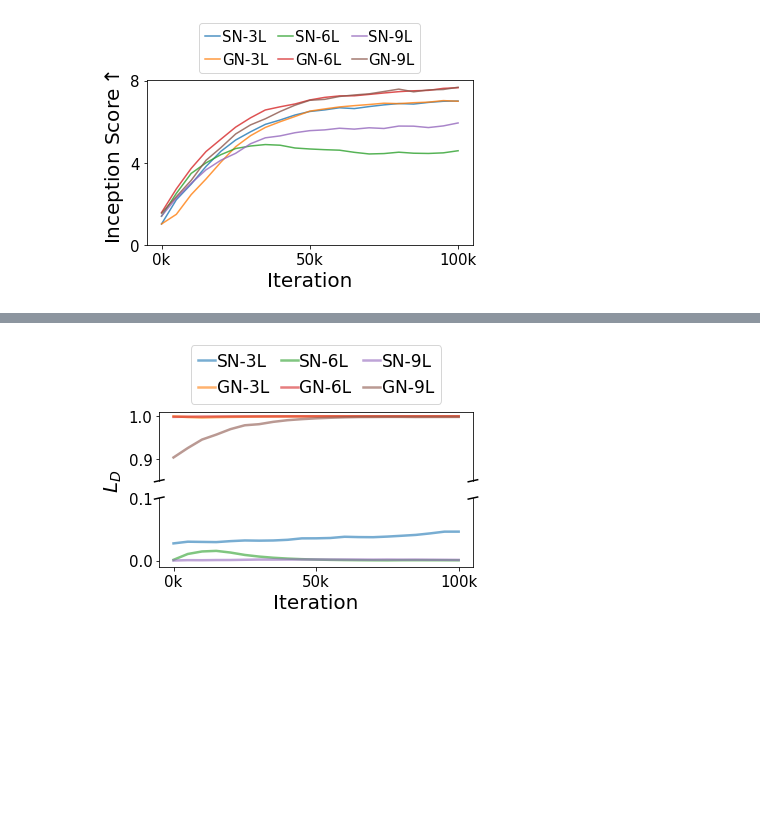
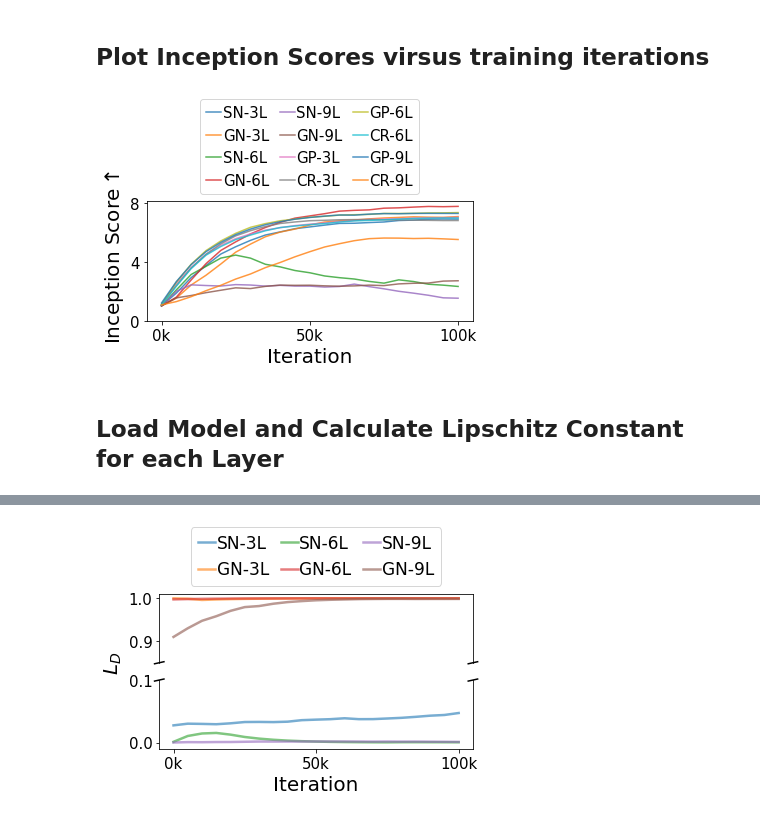
Before and after one commit to basiclab/Faster-GNGAN-PyTorch, a Jupyter notebook: vis_lipschitz_comparison.ipynb, the cells around one changed output, grey strips where cells are left out. Cells and saved outputs as stored; diff of their text form; code cells hidden in the pictures; blank space fills up the shorter version.

```diff
--- a/vis_lipschitz_comparison.ipynb
+++ b/vis_lipschitz_comparison.ipynb
@@ -77,28 +129,32 @@ with tqdm(path) as pbar:
+# %% [markdown]
+## Plot Inception Scores virsus training iterations
 # %%
 ticks_fontsize = 15
 label_fontsize = 20
 legend_fontsize = 15
 
 plt.figure(figsize=(5.5, 4))
-for legend_name, (x, y) in eval_values.items():
+for legend_name, (x, y) in inception_scores.items():
     plt.plot(x, ema(y), label=legend_name, linewidth=1.5, alpha=0.8)
 
 xticks = [0, 50000, 100000]
 xticks_label = ['%dk' % (x / 1000) for x in xticks]
 plt.xticks(xticks, xticks_label, fontsize=ticks_fontsize)
 plt.xlabel('Iteration', fontsize=label_fontsize)
 # ax.tick_params(axis='x', labelsize=label_fontsize)
 
 yticks = [0, 4, 8]
 plt.yticks(yticks, fontsize=ticks_fontsize)
 plt.ylabel('Inception Score' + r'$\uparrow$', fontsize=label_fontsize, y=0.54)
 
 plt.legend(
     loc='lower center', fontsize=legend_fontsize,
     ncol=3, columnspacing=0.7, handlelength=1.0, handletextpad=0.1,
     bbox_to_anchor=(0.5, 1))
 plt.tight_layout()
-plt.savefig('./figures/vis_IS_vs_CNN.png')
+# plt.savefig('./figures/vis_IS_vs_CNN.png')
 # %% [output]
-[figure, old version]
+[figure, new version]
+# %% [markdown]
+## Load Model and Calculate Lipschitz Constant for each Layer
 # %%
```
Also changed, not shown: parts of 17 cells of this notebook, 1 other file.
